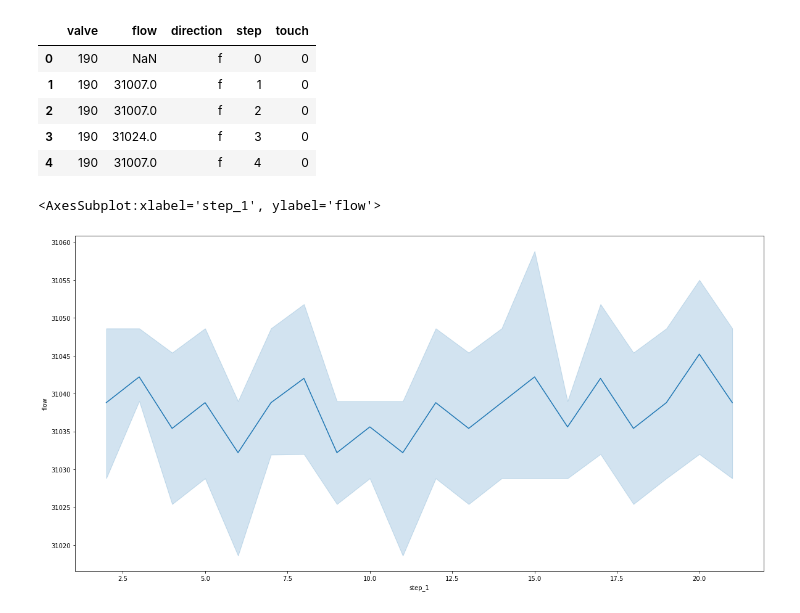
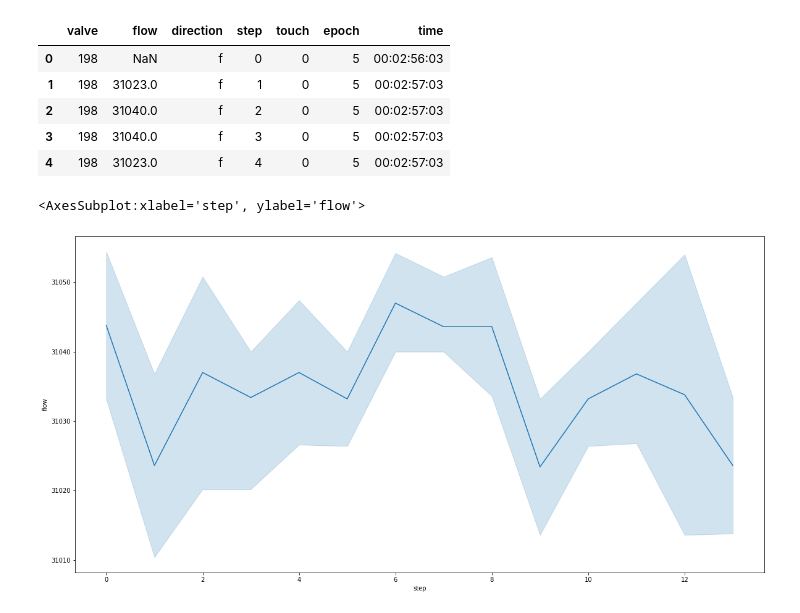
Before and after one commit to avmlds/touch-sensor, a Jupyter notebook: python/Untitled.ipynb, the cells around one changed output. Saved outputs shown, nothing was run; the diff lists cells and outputs as text; code cells hidden in the pictures.

```diff
--- a/python/Untitled.ipynb
+++ b/python/Untitled.ipynb
@@ -1,40 +1,29 @@
 # %%
 import pandas as pd
 # %%
-df = pd.read_csv("data2.csv")
+df = pd.read_csv("data.csv")
 # %%
 df.head()
 # %% [output]
-|  | valve | flow | direction | step | touch |
-| 0 | 190 | NaN | f | 0 | 0 |
-| 1 | 190 | 31007.0 | f | 1 | 0 |
-| 2 | 190 | 31007.0 | f | 2 | 0 |
-| 3 | 190 | 31024.0 | f | 3 | 0 |
-| 4 | 190 | 31007.0 | f | 4 | 0 |
+|  | valve | flow | direction | step | touch | epoch | time |
+| 0 | 198 | NaN | f | 0 | 0 | 5 | 00:02:56:03 |
+| 1 | 198 | 31023.0 | f | 1 | 0 | 5 | 00:02:57:03 |
+| 2 | 198 | 31040.0 | f | 2 | 0 | 5 | 00:02:57:03 |
+| 3 | 198 | 31040.0 | f | 3 | 0 | 5 | 00:02:57:03 |
+| 4 | 198 | 31023.0 | f | 4 | 0 | 5 | 00:02:57:03 |
 # %%
 df.dropna(inplace=True)
 # %%
 df = df.drop(df.loc[df["flow"] == ' '].index, axis=0)
 df["flow"] = df["flow"].astype(int)
-# %%
-df["step_1"] = df["step"].copy()
-# %%
-j = 0
-for n, i in enumerate(df["step"]):
-    df.loc[n, "step_1"] = j
-    j += 1
-    if i == 0:
-        j = 0
-# %%
-df[["valve", "flow", "step", "touch", "step_1"]] = df[["valve", "flow", "step", "touch", "step_1"]].astype(int)
 # %%
 import seaborn as sns
 # %%
 import matplotlib.pyplot as plt
 fig, ax = plt.subplots(figsize=(20, 10))
 # 204 looks good
-data = df.loc[(df["valve"] == 193) & (df["direction"] == "f")]
-sns.lineplot(x=data["step_1"], y=data["flow"], ax=ax)
+data = df.loc[(df["valve"] == 204) & (df["direction"] == "f") & (df["step"] < 14)]
+sns.lineplot(x=data["step"], y=data["flow"], ax=ax)
 # %% [output]
-<AxesSubplot:xlabel='step_1', ylabel='flow'>
+<AxesSubplot:xlabel='step', ylabel='flow'>
-[figure, old version]
+[figure, new version]
```
Also changed, not shown: parts of 4 cells of this notebook, 1 other file.
